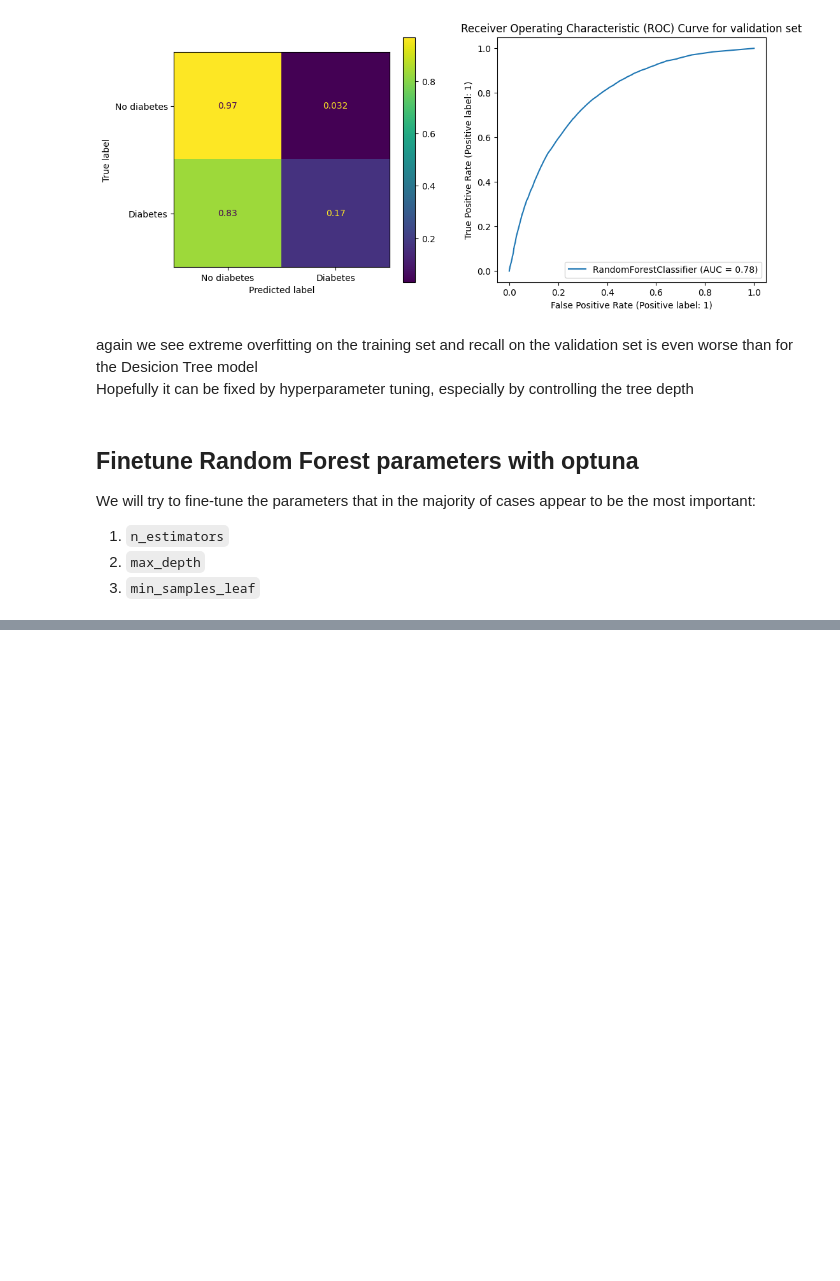
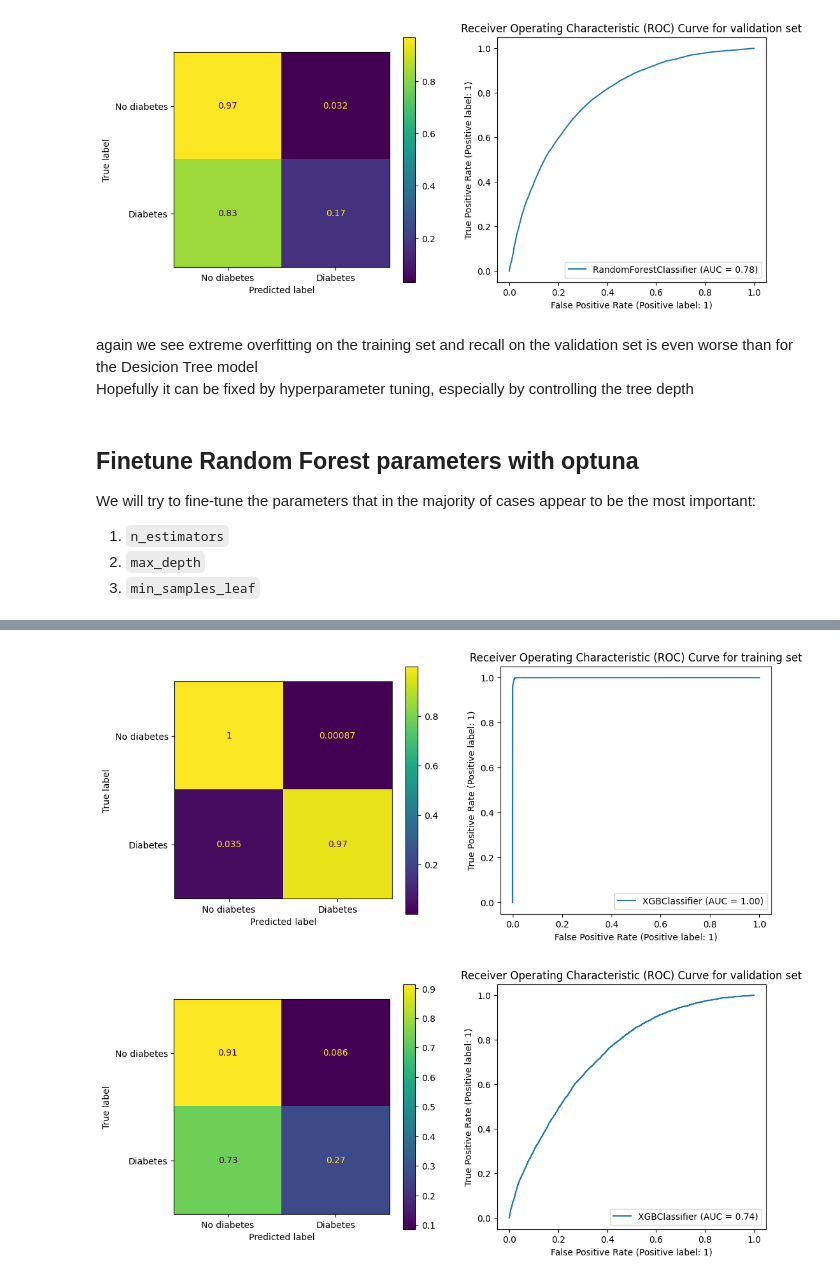
Before and after one commit to aaalexlit/ml_zoomcamp_midterm_cdc_diabetes, a Jupyter notebook: notebook.ipynb, the cells around one changed output, grey strips where cells are left out. Cells and saved outputs as stored; diff of their text form; code cells hidden in the pictures; blank space fills up the shorter version.

```diff
--- a/notebook.ipynb
+++ b/notebook.ipynb
@@ -619,0 +698,6 @@ plot_cm_roc(model=best_rf)
+# %%
+# Create an Optuna study
+study = optuna.create_study(direction="maximize")
+
+# Start the optimization process
+study.optimize(objective, n_trials=100, n_jobs=-1)
@@ -619,0 +722,28 @@ plot_cm_roc(model=best_rf)
+# %%
+# Get the best hyperparameters
+best_params = study.best_params
+print("Best Hyperparameters:", best_params)
+
+best_xgb = xgb.XGBClassifier(
+    **best_params,
+    random_state=RANDOM_STATE,
+    n_jobs=-1,
+    eval_metric=recall_score,
+)
+best_xgb.fit(X_train, y_train)
+
+print("XGBoost best model: ")
+
+print("On training set:")
+precision_recall_f1(model=best_xgb, X=X_train, y=y_train)
+print("On validation set: ")
+precision_recall_f1(model=best_xgb)
+
+
+print("Random Forest best model: ")
+print("On validation set: ")
+precision_recall_f1(model=best_rf)
+
+print("Decision tree best model: ")
+print("On validation set: ")
+precision_recall_f1(model=best_dt)
@@ -619,0 +768,6 @@ plot_cm_roc(model=best_rf)
+# %%
+plot_cm_roc(model=best_xgb, X=X_train,y_true=y_train, dataset_name='training')
+plot_cm_roc(model=best_xgb)
+# %% [output]
+[figure, added]
+[figure, added]
```
Also changed, not shown: parts of 33 cells of this notebook.
